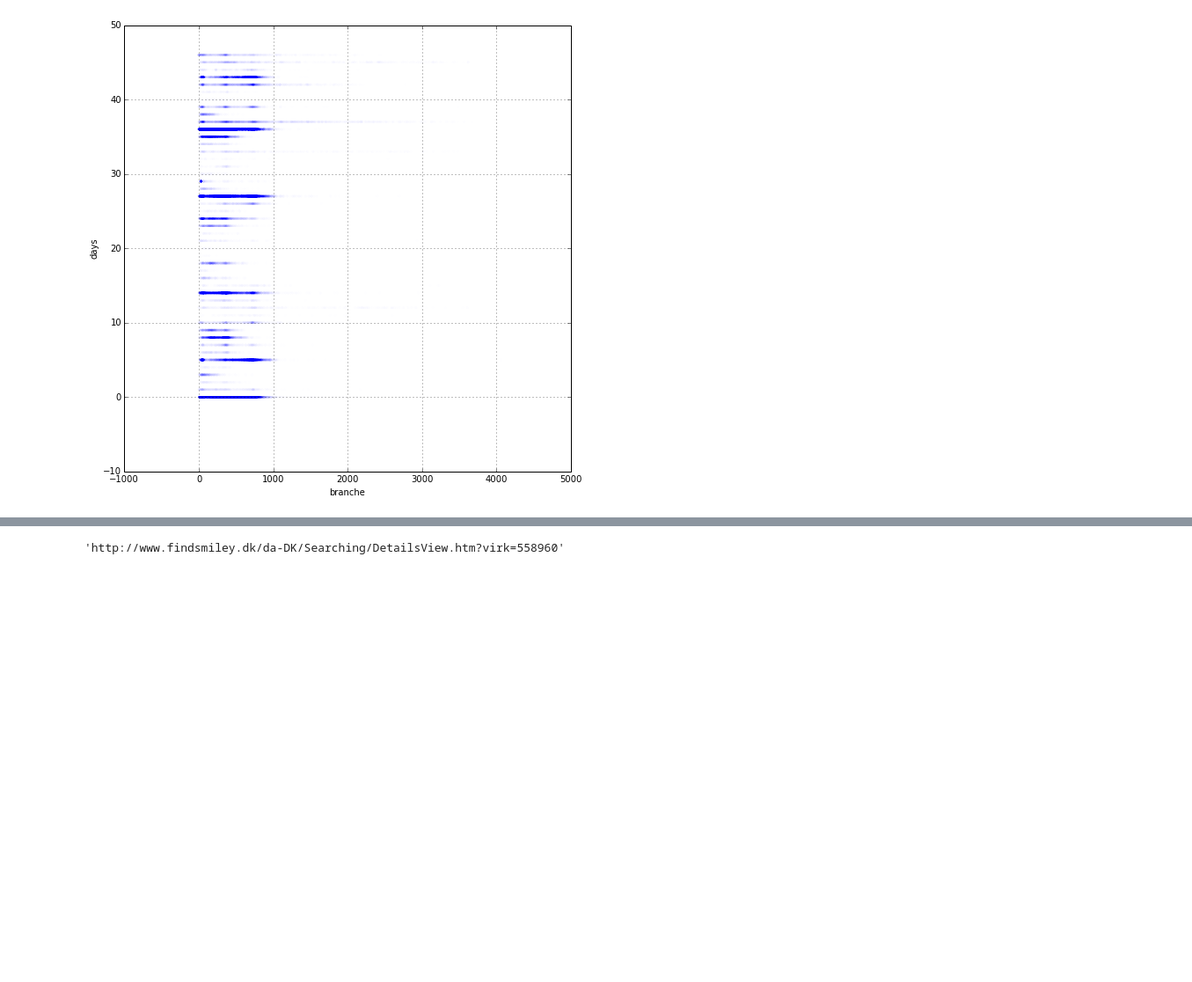
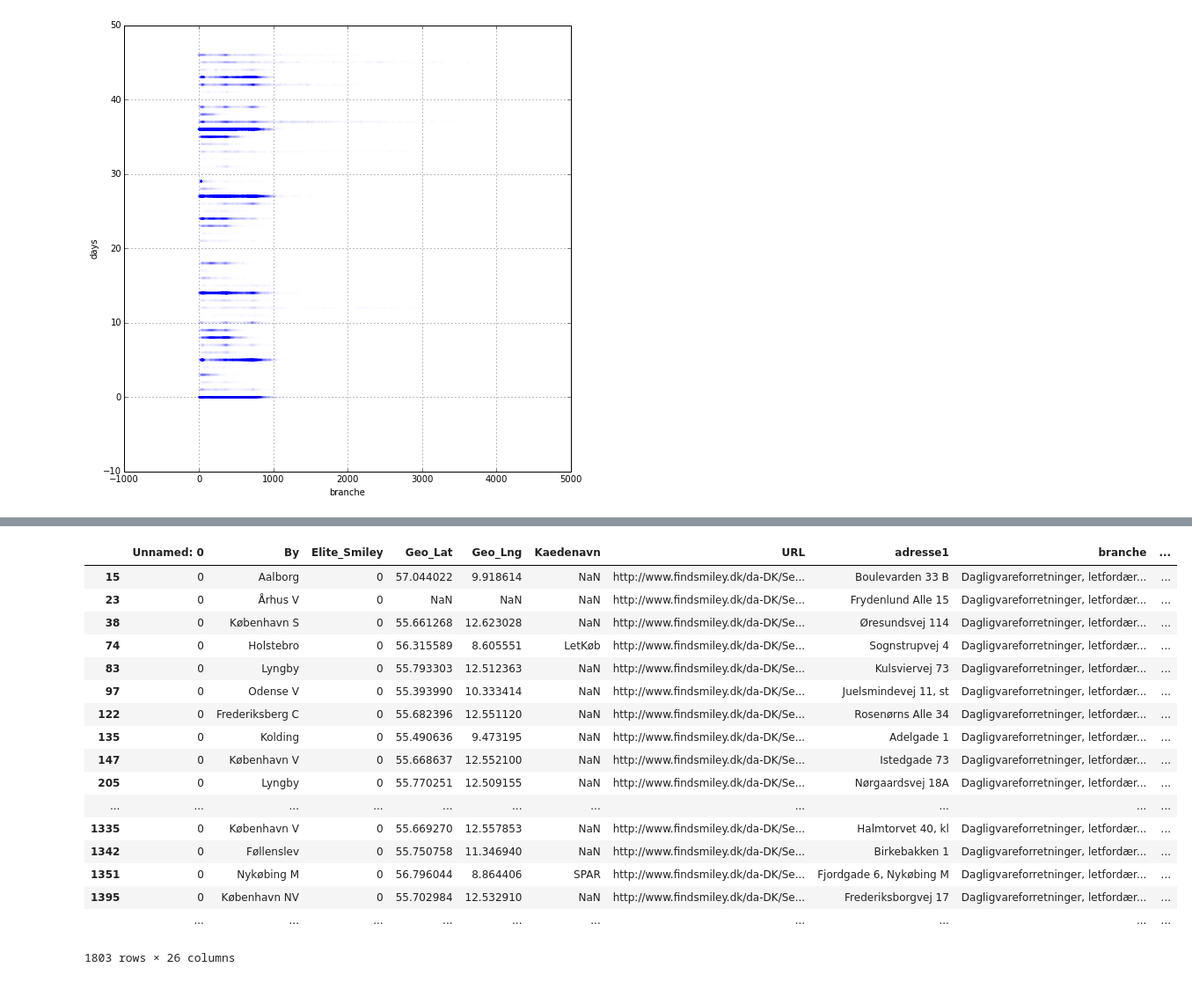
Before and after one commit to Happyzippy/socialdata, a Jupyter notebook: SmileyProject/DataAnalysis.ipynb, the cells around one changed output, grey strips where cells are left out. Shown: that part at 88% size. Drawn from its saved outputs; the diff is of its cells as text; code cells hidden in the pictures; blank space fills up the shorter version.

```diff
--- a/SmileyProject/DataAnalysis.ipynb
+++ b/SmileyProject/DataAnalysis.ipynb
@@ -626,7 +711,25 @@ geoplotlib.set_bbox(BoundingBox(max(geodata['lat']), max(geodata['lon']), min(ge
 geoplotlib.inline();
 # %% [output]
 [interactive output not drawn]
-# %%
-df.ix[1065].URL
-# %% [output]
-'http://www.findsmiley.dk/da-DK/Searching/DetailsView.htm?virk=558960'
+# %%
+df.loc[rating > 1.5]
+#.to_csv('../data/beware_list.csv', encoding="utf-8")
+# %% [output]
+|  | Unnamed: 0 | By | Elite_Smiley | Geo_Lat | Geo_Lng | Kaedenavn | URL | adresse1 | branche | ... |
+| 15 | 0 | Aalborg | 0 | 57.044022 | 9.918614 | NaN | http://www.findsmiley.dk/da-DK/Se... | Boulevarden 33 B | Dagligvareforretninger, letfordær... | ... |
+| 23 | 0 | Århus V | 0 | NaN | NaN | NaN | http://www.findsmiley.dk/da-DK/Se... | Frydenlund Alle 15 | Dagligvareforretninger, letfordær... | ... |
+| 38 | 0 | København S | 0 | 55.661268 | 12.623028 | NaN | http://www.findsmiley.dk/da-DK/Se... | Øresundsvej 114 | Dagligvareforretninger, letfordær... | ... |
+| 74 | 0 | Holstebro | 0 | 56.315589 | 8.605551 | LetKøb | http://www.findsmiley.dk/da-DK/Se... | Sognstrupvej 4 | Dagligvareforretninger, letfordær... | ... |
+| 83 | 0 | Lyngby | 0 | 55.793303 | 12.512363 | NaN | http://www.findsmiley.dk/da-DK/Se... | Kulsviervej 73 | Dagligvareforretninger, letfordær... | ... |
+| 97 | 0 | Odense V | 0 | 55.393990 | 10.333414 | NaN | http://www.findsmiley.dk/da-DK/Se... | Juelsmindevej 11, st | Dagligvareforretninger, letfordær... | ... |
+| 122 | 0 | Frederiksberg C | 0 | 55.682396 | 12.551120 | NaN | http://www.findsmiley.dk/da-DK/Se... | Rosenørns Alle 34 | Dagligvareforretninger, letfordær... | ... |
+| 135 | 0 | Kolding | 0 | 55.490636 | 9.473195 | NaN | http://www.findsmiley.dk/da-DK/Se... | Adelgade 1 | Dagligvareforretninger, letfordær... | ... |
+| 147 | 0 | København V | 0 | 55.668637 | 12.552100 | NaN | http://www.findsmiley.dk/da-DK/Se... | Istedgade 73 | Dagligvareforretninger, letfordær... | ... |
+| 205 | 0 | Lyngby | 0 | 55.770251 | 12.509155 | NaN | http://www.findsmiley.dk/da-DK/Se... | Nørgaardsvej 18A | Dagligvareforretninger, letfordær... | ... |
+| ... | ... | ... | ... | ... | ... | ... | ... | ... | ... | ... |
+| 1335 | 0 | København V | 0 | 55.669270 | 12.557853 | NaN | http://www.findsmiley.dk/da-DK/Se... | Halmtorvet 40, kl | Dagligvareforretninger, letfordær... | ... |
+| 1342 | 0 | Føllenslev | 0 | 55.750758 | 11.346940 | NaN | http://www.findsmiley.dk/da-DK/Se... | Birkebakken 1 | Dagligvareforretninger, letfordær... | ... |
+| 1351 | 0 | Nykøbing M | 0 | 56.796044 | 8.864406 | SPAR | http://www.findsmiley.dk/da-DK/Se... | Fjordgade 6, Nykøbing M | Dagligvareforretninger, letfordær... | ... |
+| 1395 | 0 | København NV | 0 | 55.702984 | 12.532910 | NaN | http://www.findsmiley.dk/da-DK/Se... | Frederiksborgvej 17 | Dagligvareforretninger, letfordær... | ... |
+|  | ... | ... | ... | ... | ... | ... | ... | ... | ... | ... |
+1803 rows × 26 columns
```
Also changed, not shown: parts of 26 cells of this notebook, 8 other files.
